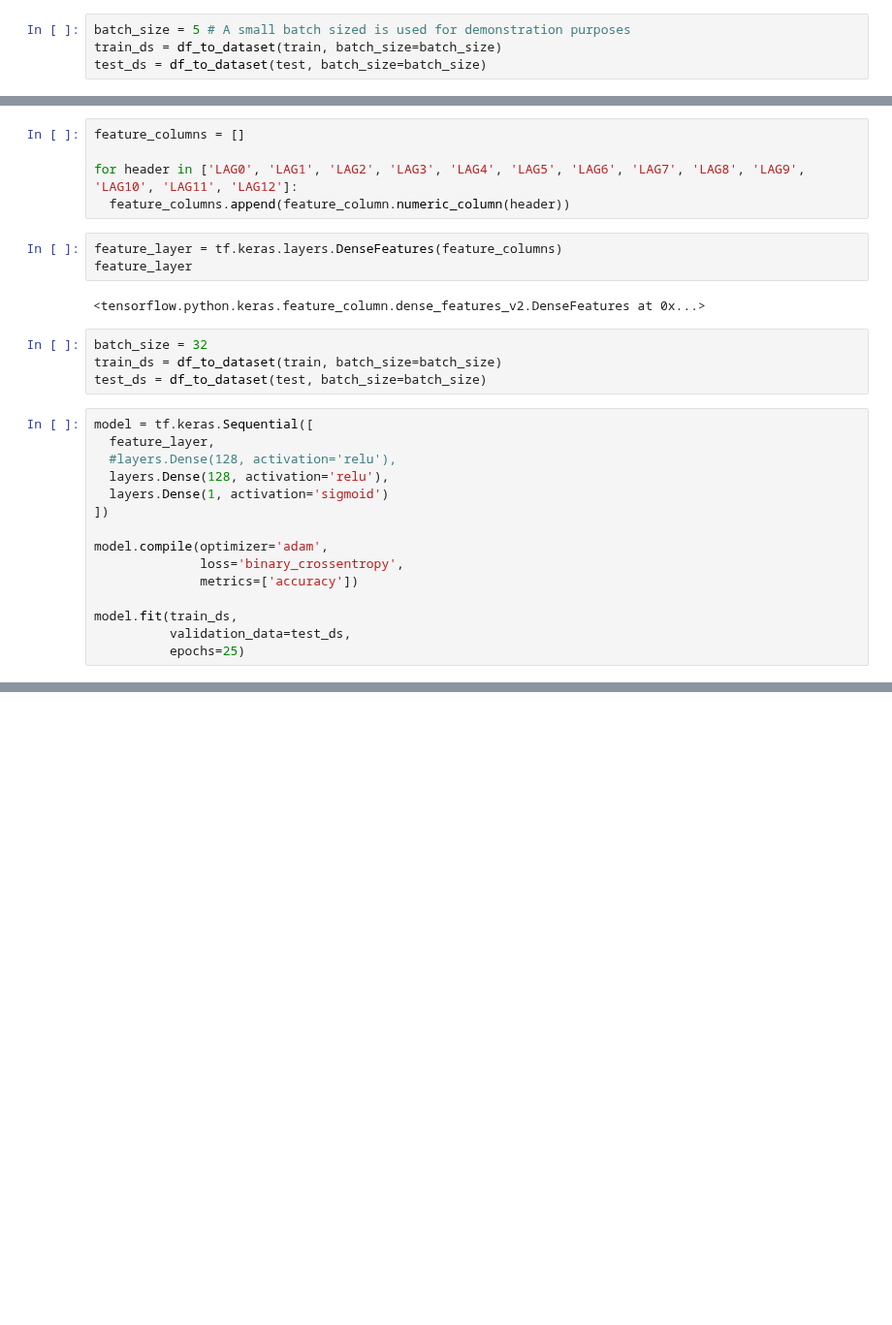
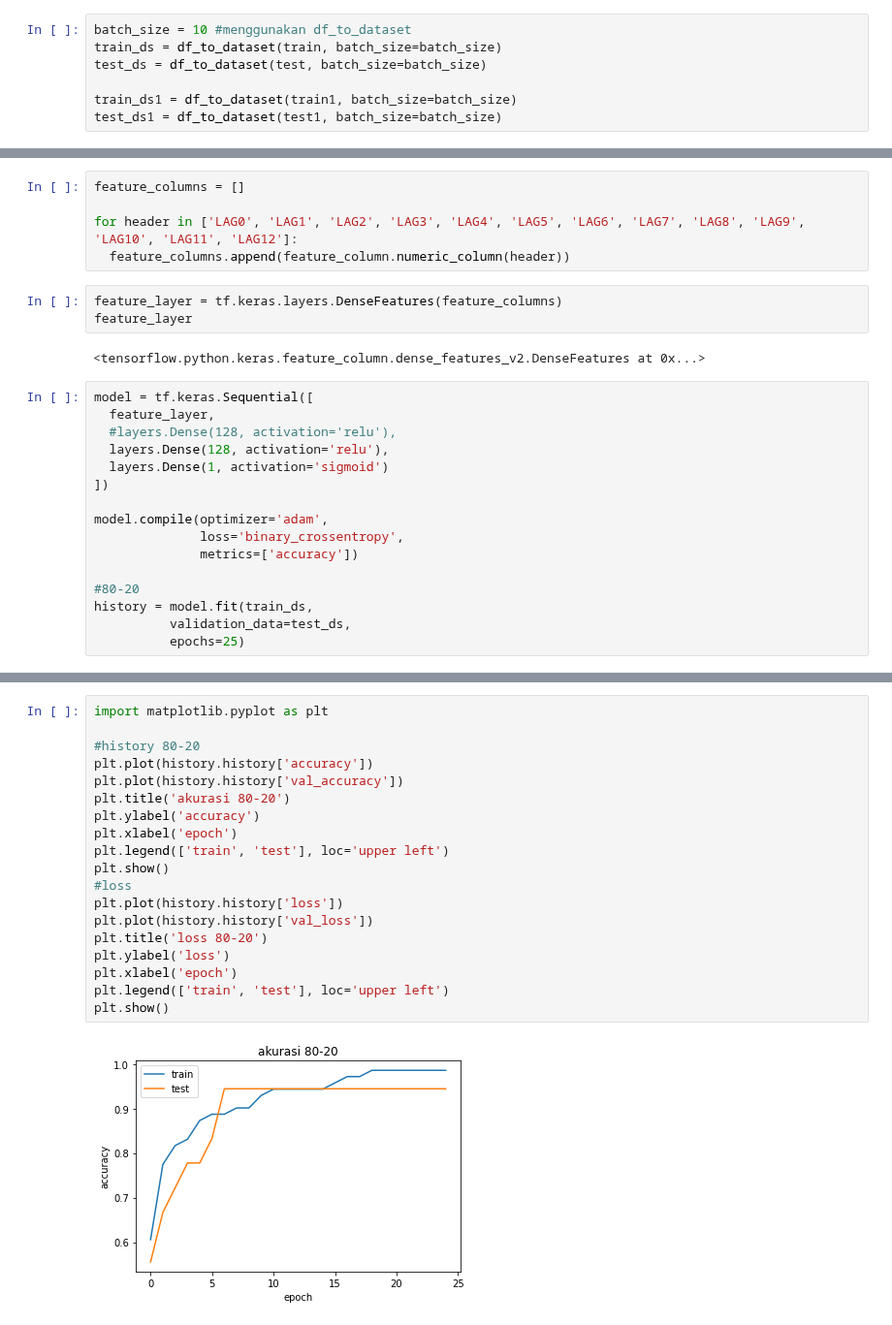
Before and after one commit to martinpdab/tugasscdl, a Jupyter notebook: Skenario2.ipynb, the cells around one changed output, grey strips where cells are left out. Shown at 97% size. Drawn from its saved outputs; the diff is of its cells as text; blank space fills up the shorter version.

```diff
--- a/Skenario2.ipynb
+++ b/Skenario2.ipynb
@@ -76,9 +78,12 @@ def df_to_dataset(data, batch_size=32):
   ds = ds.batch(batch_size)
   return ds
 # %%
-batch_size = 5 # A small batch sized is used for demonstration purposes
+batch_size = 10 #menggunakan df_to_dataset
 train_ds = df_to_dataset(train, batch_size=batch_size)
 test_ds = df_to_dataset(test, batch_size=batch_size)
+
+train_ds1 = df_to_dataset(train1, batch_size=batch_size)
+test_ds1 = df_to_dataset(test1, batch_size=batch_size)
 # %%
 for feature_batch, label_batch in train_ds.take(1):
   print('Every feature:', list(feature_batch.keys()))
@@ -100,10 +105,6 @@ feature_layer = tf.keras.layers.DenseFeatures(feature_columns)
 feature_layer
 # %% [output]
 <tensorflow.python.keras.feature_column.dense_features_v2.DenseFeatures at 0x...>
-# %%
-batch_size = 32
-train_ds = df_to_dataset(train, batch_size=batch_size)
-test_ds = df_to_dataset(test, batch_size=batch_size)
 # %%
 model = tf.keras.Sequential([
   feature_layer,
@@ -116,7 +117,8 @@ model.compile(optimizer='adam',
               loss='binary_crossentropy',
               metrics=['accuracy'])
 
-model.fit(train_ds,
+#80-20
+history = model.fit(train_ds,
           validation_data=test_ds,
           epochs=25)
 # %% [output]
@@ -140,0 +164,21 @@ Epoch 25/25
+# %%
+import matplotlib.pyplot as plt
+
+#history 80-20
+plt.plot(history.history['accuracy'])
+plt.plot(history.history['val_accuracy'])
+plt.title('akurasi 80-20')
+plt.ylabel('accuracy')
+plt.xlabel('epoch')
+plt.legend(['train', 'test'], loc='upper left')
+plt.show()
+#loss
+plt.plot(history.history['loss'])
+plt.plot(history.history['val_loss'])
+plt.title('loss 80-20')
+plt.ylabel('loss')
+plt.xlabel('epoch')
+plt.legend(['train', 'test'], loc='upper left')
+plt.show()
+# %% [output]
+[figure, added]
```
Also changed, not shown: parts of 10 cells of this notebook.
